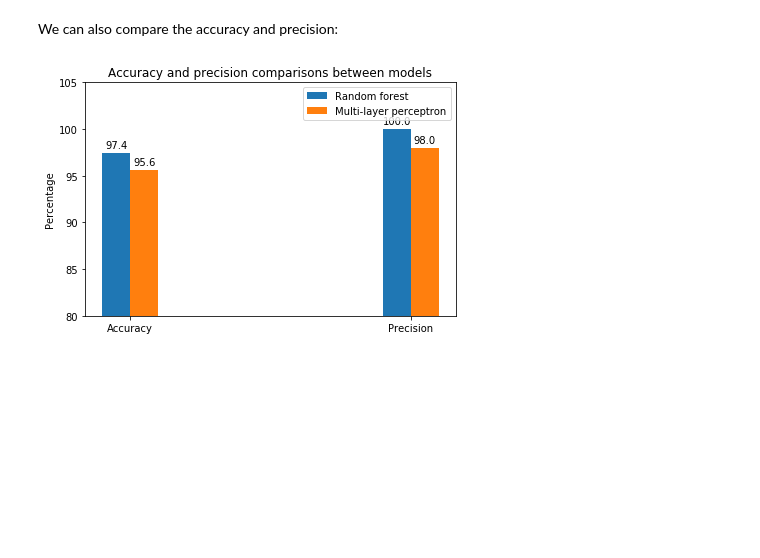
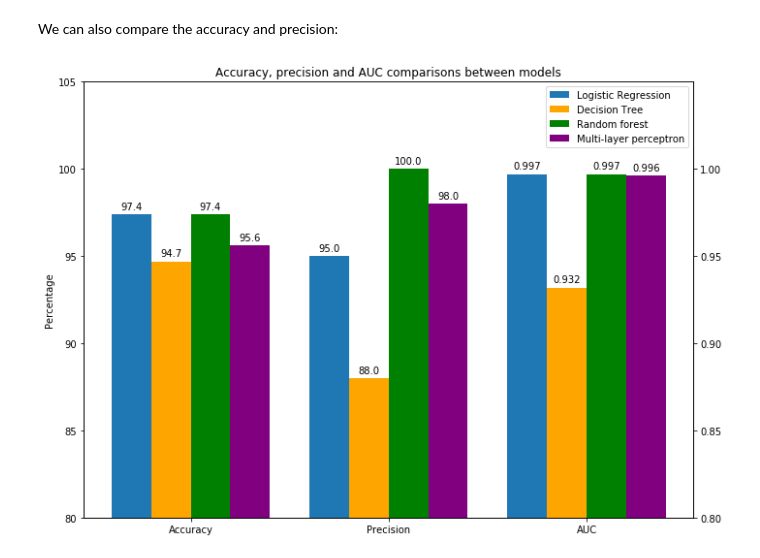
Before and after one commit to DaniiClarkee/Team4_CFG, a Jupyter notebook: Team_4_analysis_full_notebook_Rose.ipynb, the cells around one changed output. Cells and saved outputs as stored; diff of their text form; code cells hidden in the pictures; blank space fills up the shorter version.

```diff
--- a/Team_4_analysis_full_notebook_Rose.ipynb
+++ b/Team_4_analysis_full_notebook_Rose.ipynb
@@ -574,7 +581,7 @@ pred_clf_decision_tree = np.where(proba_clf_decision_tree[:,1] > constants.THRES
 
 First, lets take a look at the accuracy, precision and AUC of the Decision Tree.
 # %%
-dt_acc, dt_precision = utilities.print_metrics(X_test,y_test,pred_clf_decision_tree,proba_clf_decision_tree, "Decision Tree")
+decision_tree_acc, decision_tree_precision, decision_tree_auc = utilities.print_metrics(X_test,y_test,pred_decision_tree,proba_decision_tree, "Decision Tree")
 # %% [output]
 Decision Tree accuracy: 94.70%
 Decision Tree precision: 88.00%
@@ -696,0 +694,3 @@ rf_params
+# %%
+random_forest_params = random_forest_random_search.best_params_
+random_forest_params
@@ -715,7 +722,7 @@ pred_clf_rf = np.where(proba_clf_rf[:,1] > constants.THRESHOLD, 1, 0)
 
 First, lets look at the accuracy, precision and AUC of the model.
 # %%
-rf_acc, rf_precision = utilities.print_metrics(X_test, y_test, pred_clf_rf, proba_clf_rf, "Random forest")
+random_forest_acc, random_forest_precision, random_forest_auc = utilities.print_metrics(X_test, y_test, pred_random_forest, proba_random_forest, "Random forest")
 # %% [output]
 Random forest accuracy: 97.40%
 Random forest precision: 100.00%
@@ -830,9 +837,14 @@ mlp_params
 
 Let's look at the accuracy, precision and AUC.
 # %%
-proba_clf_mlp = mlp_grid_search.predict_proba(X_test)
-pred_clf_mlp = np.where(proba_clf_mlp[:,1] > constants.THRESHOLD, 1, 0)
-mlp_acc, mlp_precision = utilities.print_metrics(X_test, y_test, pred_clf_mlp, proba_clf_mlp, "Multi-layer perceptron")
+proba_multi_layer_perceptron = multi_layer_perceptron_grid_search.predict_proba(X_test)
+pred_multi_layer_perceptron = np.where(proba_multi_layer_perceptron[:,1] > constants.THRESHOLD, 1, 0)
+
+multi_layer_perceptron_acc, multi_layer_perceptron_precision, multi_layer_perceptron_auc = utilities.print_metrics(X_test,
+                                                 y_test,
+                                                 pred_multi_layer_perceptron,
+                                                 proba_multi_layer_perceptron,
+                                                 "Multi-layer perceptron")
 # %% [output]
 Multi-layer perceptron accuracy: 95.60%
 Multi-layer perceptron precision: 98.00%
@@ -901,43 +927,74 @@ NameError: name 'clf_decision_tree_conf' is not defined
 # %% [markdown]
 We can also compare the accuracy and precision:
 # %%
-labels = ['Accuracy', 'Precision']
-rf_metrics = np.around([rf_acc, rf_precision],decimals=1)
-mlp_metrics = np.around([mlp_acc, mlp_precision],decimals=1)
+labels = ['Accuracy', 'Precision', 'AUC']
+logistic_regression_metrics = np.around([logistic_regression_tuned_acc,
+                                         logistic_regression_tuned_precision,
+                                        logistic_regression_tuned_auc*100],decimals=1)
+decision_tree_metrics = np.around([decision_tree_acc,
+                                   decision_tree_precision,
+                                   decision_tree_auc*100],decimals=1)
+random_forest_metrics = np.around([random_forest_acc,
+                                   random_forest_precision,
+                                   random_forest_auc*100],decimals=1)
+multi_layer_perceptron_metrics = np.around([multi_layer_perceptron_acc,
+                                            multi_layer_perceptron_precision,
+                                            multi_layer_perceptron_auc*100],decimals=1)
 
-x = np.arange(len(labels))  # the label locations
-width = 0.1  # the width of the bars
+x = np.arange((len(labels)))  # the label locations
+y = np.arange(0.8,1.05,0.05)
+width = 0.2  # the width of the bars
 
-fig, ax = plt.subplots()
-rects1 = ax.bar(x - width/2, rf_metrics, width, label='Random forest')
-rects2 = ax.bar(x + width/2, mlp_metrics, width, label='Multi-layer perceptron')
+fig, ax1 = plt.subplots(figsize=(10,7))
+ax2 = ax1.twinx()
+ax2.set_ylim(bottom=0.8, top=1.05)
+ax2.set_yticks(y)
+
+rects1 = ax1.bar(x - 3*width/2, logistic_regression_metrics, width, label='Logistic Regression')
+rects2 = ax1.bar(x - width/2, decision_tree_metrics, width, label='Decision Tree', color='Orange')
+rects3 = ax1.bar(x + width/2, random_forest_metrics, width, label='Random forest', color='Green')
+rects4 = ax1.bar(x + 3*width/2, multi_layer_perceptron_metrics, width, label='Multi-layer perceptron', color='Purple')
 
 # Add some text for labels, title and custom x-axis tick labels, etc.
-ax.set_ylim(bottom=80)
-ax.set_ylabel('Percentage')
-ax.set_title('Accuracy and precision comparisons between models')
-ax.set_xticks(x)
-ax.set_xticklabels(labels)
-ax.legend()
+ax1.set_ylim(bottom=80, top=105)
+ax1.set_ylabel('Percentage')
+ax1.set_title('Accuracy, precision and AUC comparisons between models')
+ax1.set_xticks(x)
+ax1.set_xticklabels(labels)
+ax1.legend(loc='upper right')
+secaxy.set_ylim(bottom = 0.8, top = 1.05)
 
 
-def autolabel(rects):
+def autolabel(rect):
+    i=0
     """Attach a text label above each bar in *rects*, displaying its height."""
-    for rect in rects:
-        height = rect.get_height()
-        ax.annotate('{}'.format(height),
-                    xy=(rect.get_x() + rect.get_width() / 2, height),
+    while i < 2:
+        height = rect[i].get_height()
+        ax1.annotate('{}'.format(height),
+                    xy=(rect[i].get_x() + rect[i].get_width() / 2, height),
+                    xytext=(0, 3),  # 3 points vertical offset
+                    textcoords="offset points",
+                    ha='center', va='bottom')
+        i+=1
+
+    height = rect[i].get_height()
+    ax1.annotate('{}'.format(height/100),
+                    xy=(rect[i].get_x() + rect[i].get_width() / 2, height),
                     xytext=(0, 3),  # 3 points vertical offset
                     textcoords="offset points",
                     ha='center', va='bottom')
 
 
+
 autolabel(rects1)
 autolabel(rects2)
+autolabel(rects3)
+autolabel(rects4)
+
 
 fig.tight_layout()
 
 plt.show()
 # %% [output]
-[figure, old version]
+[figure, new version]
 # %% [markdown]
```
Also changed, not shown: parts of 38 cells of this notebook, 10 other files.
